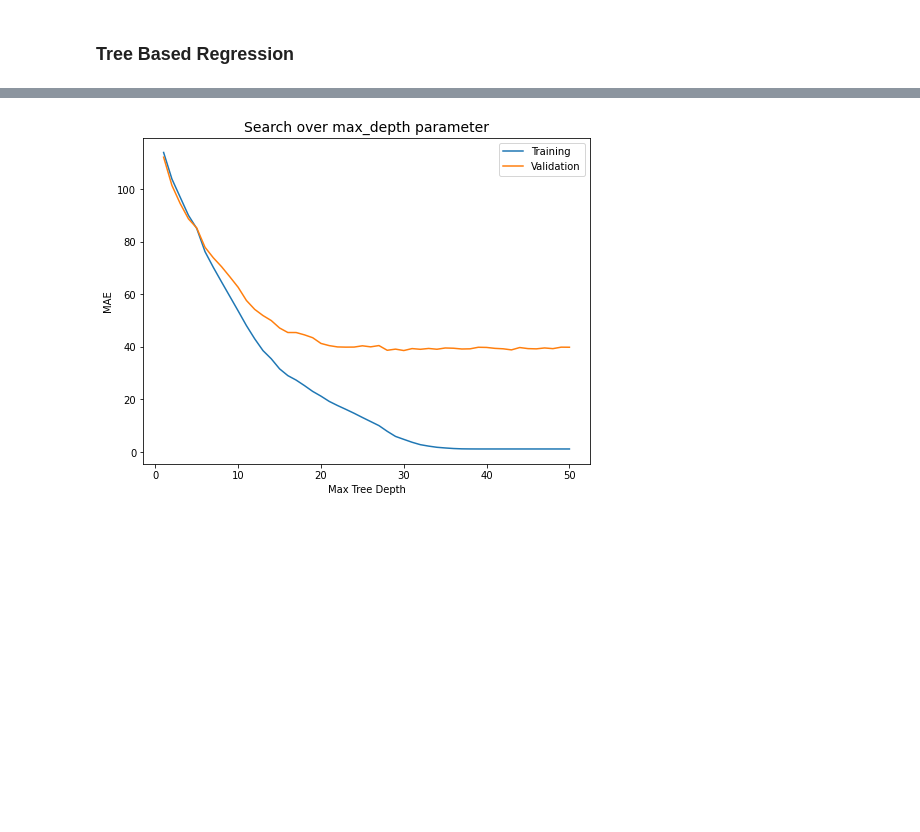
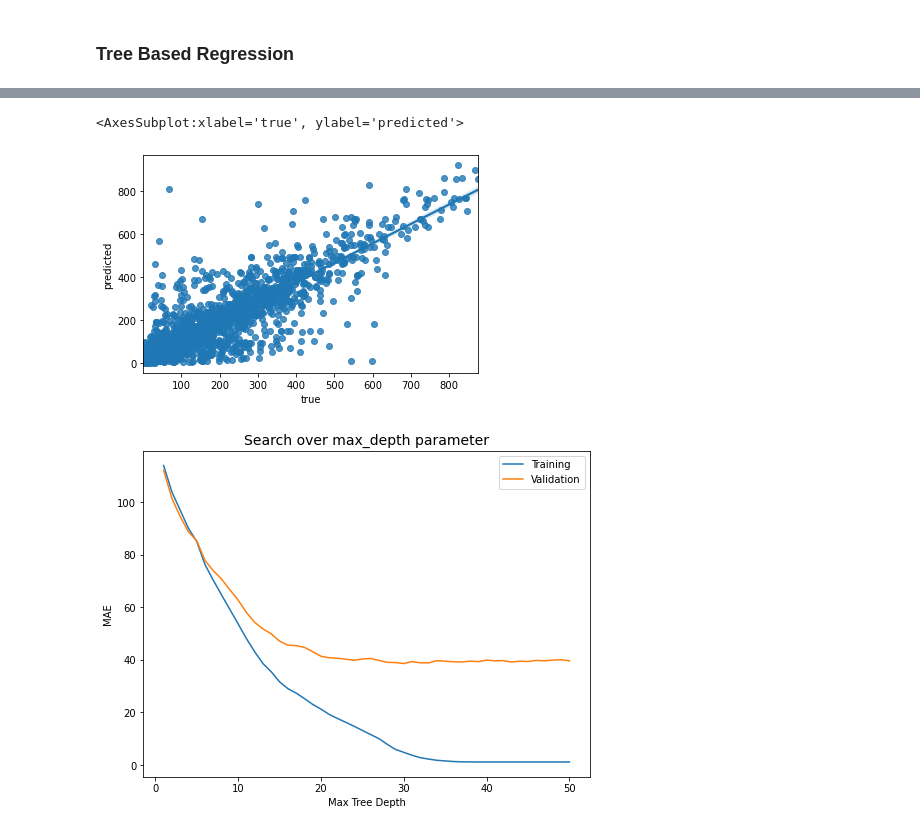
Before and after one commit to Timo-Heller/DSML-MMA_TEE, a Jupyter notebook: ml_system-level-demand.ipynb, the cells around one changed output, grey strips where cells are left out. Saved outputs shown, nothing was run; the diff lists cells and outputs as text; code cells hidden in the pictures; blank space fills up the shorter version.

```diff
--- a/ml_system-level-demand.ipynb
+++ b/ml_system-level-demand.ipynb
@@ -760,3 +770,10 @@ sns.regplot(x= y_test, y= y_pred)
+# %%
+x_r = pd.Series(y_test, name = "true")
+y_r = pd.Series(y_pred, name = "predicted")
+sns.regplot(x= x_r, y= y_r)
+# %% [output]
+<AxesSubplot:xlabel='true', ylabel='predicted'>
+[figure, added]
 # %%
 def find_tree_depth (x,y):
 
```
Also changed, not shown: parts of 9 cells of this notebook.
